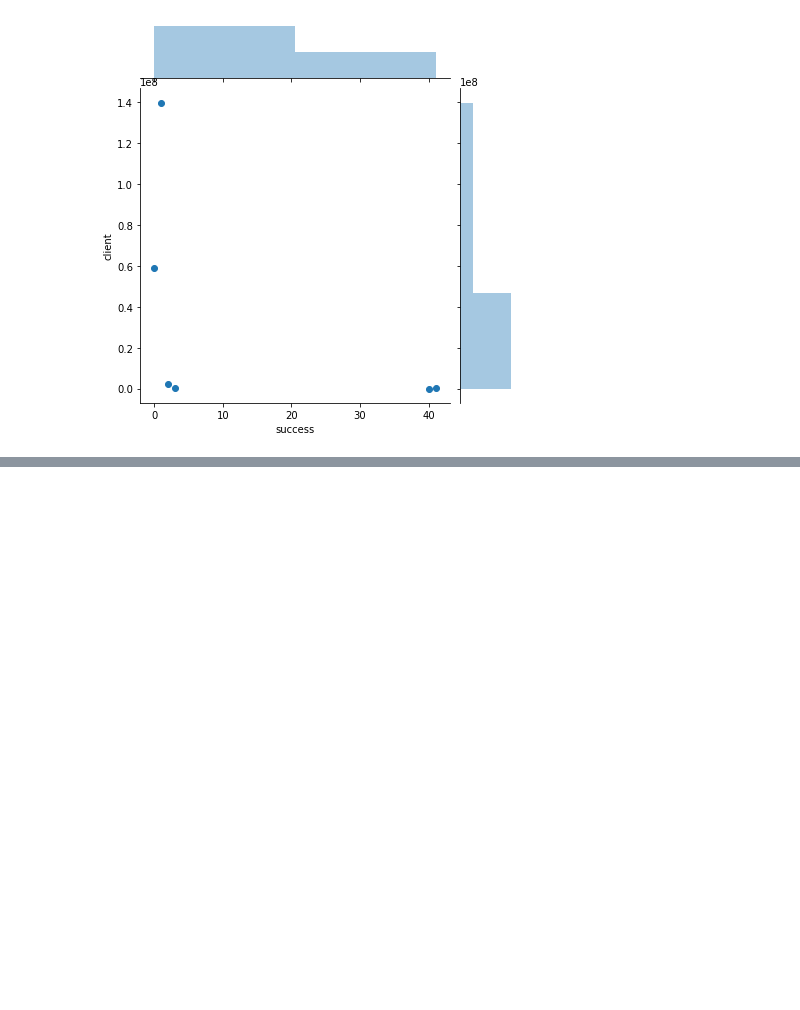
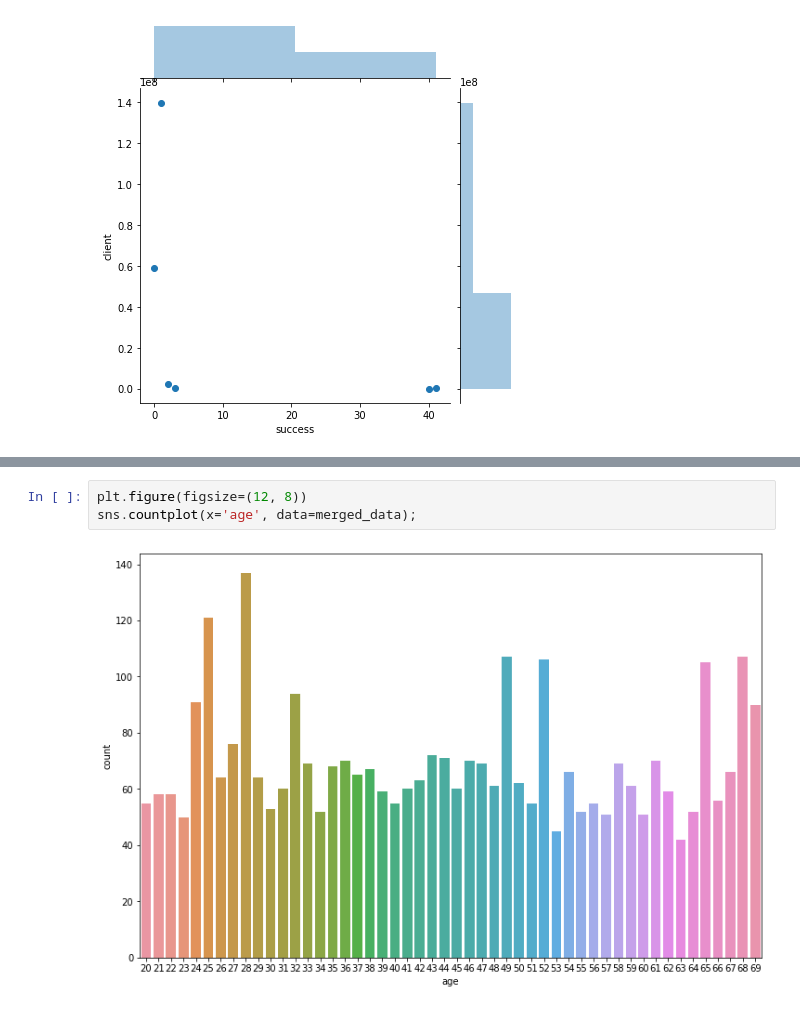
Before and after one commit to gbrs/Demo_KarpovCourses_Data_Analyst-, a Jupyter notebook: 3_mp.ipynb, the cells around one changed output, grey strips where cells are left out. Saved outputs shown, nothing was run; the diff lists cells and outputs as text; blank space fills up the shorter version.

```diff
--- a/3_mp.ipynb
+++ b/3_mp.ipynb
@@ -307,0 +306,5 @@ sns.jointplot(success_frequency.success, success_frequency.client);
+# %%
+plt.figure(figsize=(12, 8))
+sns.countplot(x='age', data=merged_data);
+# %% [output]
+[figure, added]
```
Also changed, not shown: parts of 10 cells of this notebook.
